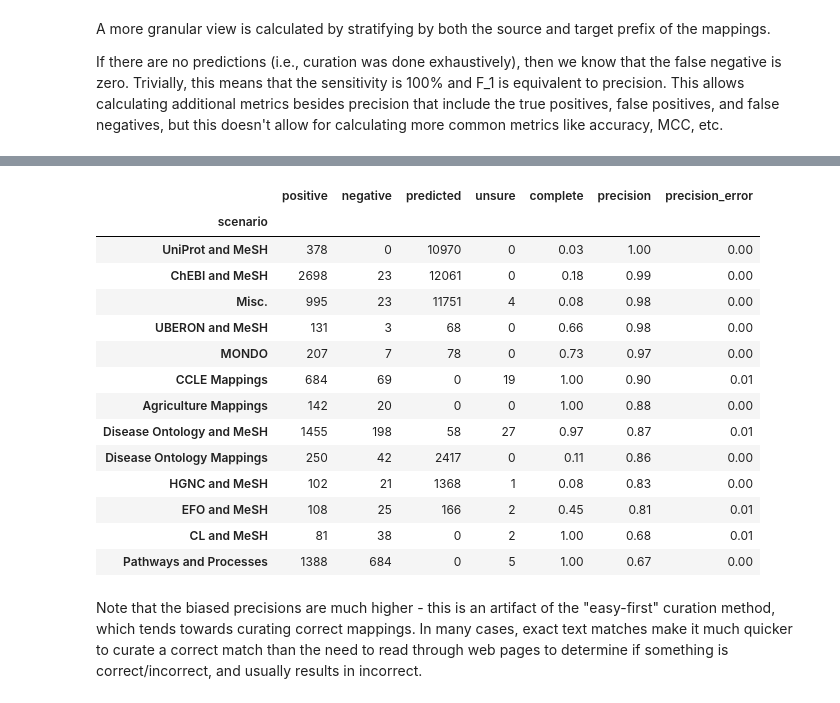
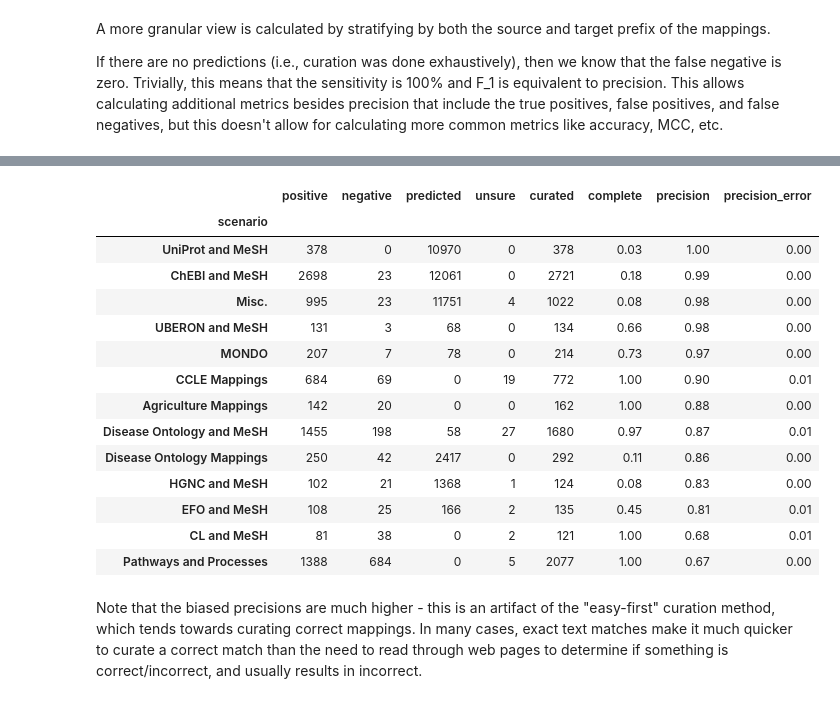
Before and after one commit to biopragmatics/biomappings, a Jupyter notebook: notebooks/curation-precision.ipynb, the cells around one changed output, grey strips where cells are left out. Drawn from its saved outputs; the diff is of its cells as text; code cells hidden in the pictures.

```diff
--- a/notebooks/curation-precision.ipynb
+++ b/notebooks/curation-precision.ipynb
@@ -154,8 +138,12 @@ pairs_df = pd.DataFrame(pairs).fillna(0).astype(int)
 pairs_df.index.set_names(["source", "target"], inplace=True)
 pairs_df = pairs_df[pairs_df["positive"] + pairs_df["negative"] > 20]
 pairs_df["curated"] = pairs_df["positive"] + pairs_df["negative"] + pairs_df["unsure"]
-pairs_df["complete"] = (pairs_df["curated"] / (pairs_df["curated"] + pairs_df["predicted"])).round(2)
-pairs_df["precision"] = ((pairs_df["positive"] + pairs_df["unsure"]/2) / pairs_df["curated"]).round(2)
+pairs_df["complete"] = (pairs_df["curated"] / (pairs_df["curated"] + pairs_df["predicted"])).round(
+    2
+)
+pairs_df["precision"] = (
+    (pairs_df["positive"] + pairs_df["unsure"] / 2) / pairs_df["curated"]
+).round(2)
 pairs_df["precision_error"] = (pairs_df["unsure"] / 2 / pairs_df["curated"]).round(2)
 pairs_df["scenario"] = [reverse_scenarios[p] for p in pairs_df.index]
 pairs_df
@@ -178,31 +166,34 @@ pairs_df
 | mesh | wikipathways | 18 | 45 | 0 | 0 | 63 | 1.00 | 0.29 | 0.00 | ... |
 | fplx | reactome | 0 | 49 | 0 | 0 | 49 | 1.00 | 0.00 | 0.00 | ... |
 | chebi | reactome | 0 | 85 | 0 | 0 | 85 | 1.00 | 0.00 | 0.00 | ... |
-# %%
-scenario_df = pairs_df.groupby("scenario").sum().copy()
-scenario_df["complete"] = (scenario_df["curated"] / (scenario_df["curated"] + scenario_df["predicted"])).round(2)
-unsure_half = scenario_df["unsure"]/2
-scenario_df["precision"] = ((scenario_df["positive"] + unsure_half) / scenario_df["curated"]).round(2)
-scenario_df["precision_error"] = (unsure_half / scenario_df["curated"]).round(2)
-del scenario_df["curated"]
-scenario_df.sort_values("precision", ascending=False, inplace=True)
-scenario_df
-# %% [output]
-|  | positive | negative | predicted | unsure | complete | precision | precision_error |
-| scenario |  |  |  |  |  |  |  |
-| UniProt and MeSH | 378 | 0 | 10970 | 0 | 0.03 | 1.00 | 0.00 |
-| ChEBI and MeSH | 2698 | 23 | 12061 | 0 | 0.18 | 0.99 | 0.00 |
-| Misc. | 995 | 23 | 11751 | 4 | 0.08 | 0.98 | 0.00 |
-| UBERON and MeSH | 131 | 3 | 68 | 0 | 0.66 | 0.98 | 0.00 |
-| MONDO | 207 | 7 | 78 | 0 | 0.73 | 0.97 | 0.00 |
-| CCLE Mappings | 684 | 69 | 0 | 19 | 1.00 | 0.90 | 0.01 |
-| Agriculture Mappings | 142 | 20 | 0 | 0 | 1.00 | 0.88 | 0.00 |
-| Disease Ontology and MeSH | 1455 | 198 | 58 | 27 | 0.97 | 0.87 | 0.01 |
-| Disease Ontology Mappings | 250 | 42 | 2417 | 0 | 0.11 | 0.86 | 0.00 |
-| HGNC and MeSH | 102 | 21 | 1368 | 1 | 0.08 | 0.83 | 0.00 |
-| EFO and MeSH | 108 | 25 | 166 | 2 | 0.45 | 0.81 | 0.01 |
-| CL and MeSH | 81 | 38 | 0 | 2 | 1.00 | 0.68 | 0.01 |
-| Pathways and Processes | 1388 | 684 | 0 | 5 | 1.00 | 0.67 | 0.00 |
+# %%
+scenario_df = pairs_df.groupby("scenario").sum().copy()
+scenario_df["complete"] = (
+    scenario_df["curated"] / (scenario_df["curated"] + scenario_df["predicted"])
+).round(2)
+unsure_half = scenario_df["unsure"] / 2
+scenario_df["precision"] = ((scenario_df["positive"] + unsure_half) / scenario_df["curated"]).round(
+    2
+)
+scenario_df["precision_error"] = (unsure_half / scenario_df["curated"]).round(2)
+scenario_df.sort_values("precision", ascending=False, inplace=True)
+scenario_df
+# %% [output]
+|  | positive | negative | predicted | unsure | curated | complete | precision | precision_error |
+| scenario |  |  |  |  |  |  |  |  |
+| UniProt and MeSH | 378 | 0 | 10970 | 0 | 378 | 0.03 | 1.00 | 0.00 |
+| ChEBI and MeSH | 2698 | 23 | 12061 | 0 | 2721 | 0.18 | 0.99 | 0.00 |
+| Misc. | 995 | 23 | 11751 | 4 | 1022 | 0.08 | 0.98 | 0.00 |
+| UBERON and MeSH | 131 | 3 | 68 | 0 | 134 | 0.66 | 0.98 | 0.00 |
+| MONDO | 207 | 7 | 78 | 0 | 214 | 0.73 | 0.97 | 0.00 |
+| CCLE Mappings | 684 | 69 | 0 | 19 | 772 | 1.00 | 0.90 | 0.01 |
+| Agriculture Mappings | 142 | 20 | 0 | 0 | 162 | 1.00 | 0.88 | 0.00 |
+| Disease Ontology and MeSH | 1455 | 198 | 58 | 27 | 1680 | 0.97 | 0.87 | 0.01 |
+| Disease Ontology Mappings | 250 | 42 | 2417 | 0 | 292 | 0.11 | 0.86 | 0.00 |
+| HGNC and MeSH | 102 | 21 | 1368 | 1 | 124 | 0.08 | 0.83 | 0.00 |
+| EFO and MeSH | 108 | 25 | 166 | 2 | 135 | 0.45 | 0.81 | 0.01 |
+| CL and MeSH | 81 | 38 | 0 | 2 | 121 | 1.00 | 0.68 | 0.01 |
+| Pathways and Processes | 1388 | 684 | 0 | 5 | 2077 | 1.00 | 0.67 | 0.00 |
 # %% [markdown]
 Note that the biased precisions are much higher - this is an artifact of the "easy-first" curation method, which tends towards curating correct mappings. In many cases, exact text matches make it much quicker to curate a correct match than the need to read through web pages to determine if something is correct/incorrect, and usually results in incorrect.
 # %%
```
Also changed, not shown: parts of 8 cells of this notebook, 1 other file.
